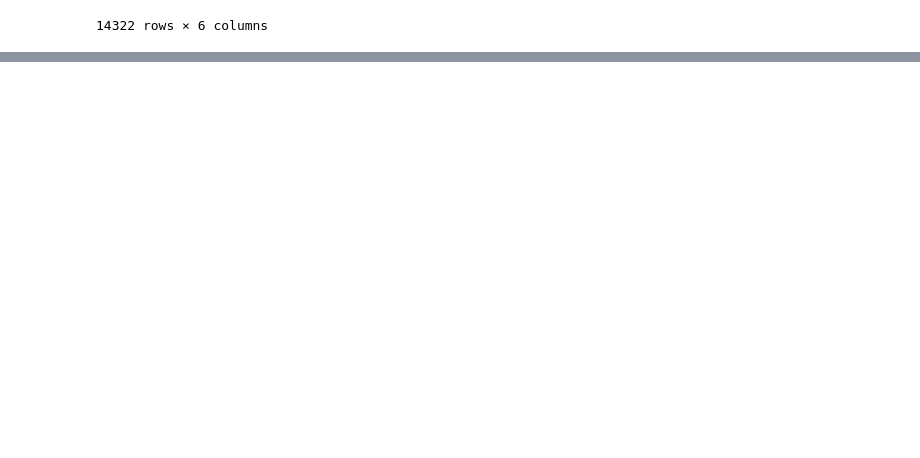
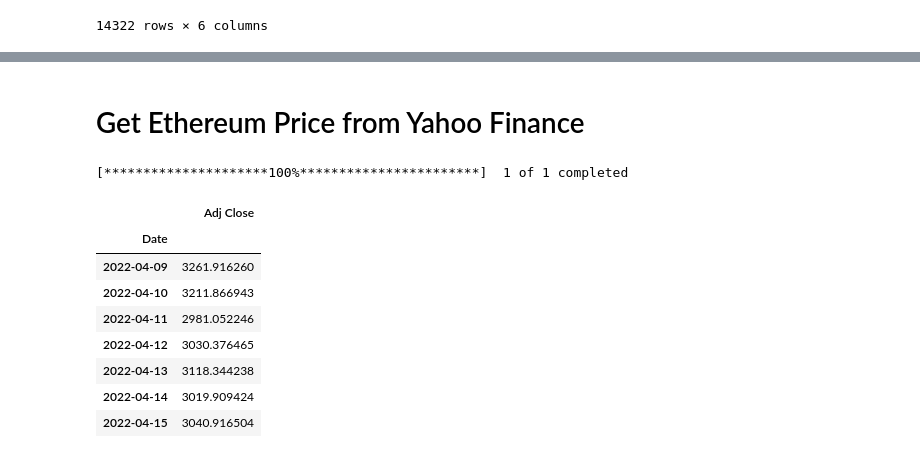
Before and after one commit to mohansameer1983/AI-Finance, a Jupyter notebook: Sentiment_Analysis_Ethereum_Price_Pridiction.ipynb, the cells around one changed output, grey strips where cells are left out. Saved outputs shown, nothing was run; the diff lists cells and outputs as text; code cells hidden in the pictures; blank space fills up the shorter version.

```diff
--- a/Sentiment_Analysis_Ethereum_Price_Pridiction.ipynb
+++ b/Sentiment_Analysis_Ethereum_Price_Pridiction.ipynb
@@ -335,3 +347,30 @@ df_stock
+# %% [markdown]
+# Get Ethereum Price from Yahoo Finance
+# %%
+# Get Adjusted Close price for different stocks from Yahoo Finance
+def getQuotes(securities, start_date, end_date, quote_type, interval):
+  quotes_df = yf.download(securities,
+                      start=start_date,
+                      end=end_date,
+                      time_interval=interval)[quote_type]
+  return quotes_df
+
+# List of Stocks
+STOCKS_LIST = ['ETH-USD']
+daily_quote_ser = getQuotes(STOCKS_LIST, '2022-04-09', '2022-04-15', 'Adj Close', 'monthly')
+daily_quote_df = pd.DataFrame(daily_quote_ser)
+daily_quote_df
+# %% [output]
+[*********************100%***********************]  1 of 1 completed
+|  | Adj Close |
+| Date |  |
+| 2022-04-09 | 3261.916260 |
+| 2022-04-10 | 3211.866943 |
+| 2022-04-11 | 2981.052246 |
+| 2022-04-12 | 3030.376465 |
+| 2022-04-13 | 3118.344238 |
+| 2022-04-14 | 3019.909424 |
+| 2022-04-15 | 3040.916504 |
 # %%
 plt.figure(figsize=(12,8))
 plt.title('Closing Price History')
```
Also changed, not shown: parts of 42 cells of this notebook.
